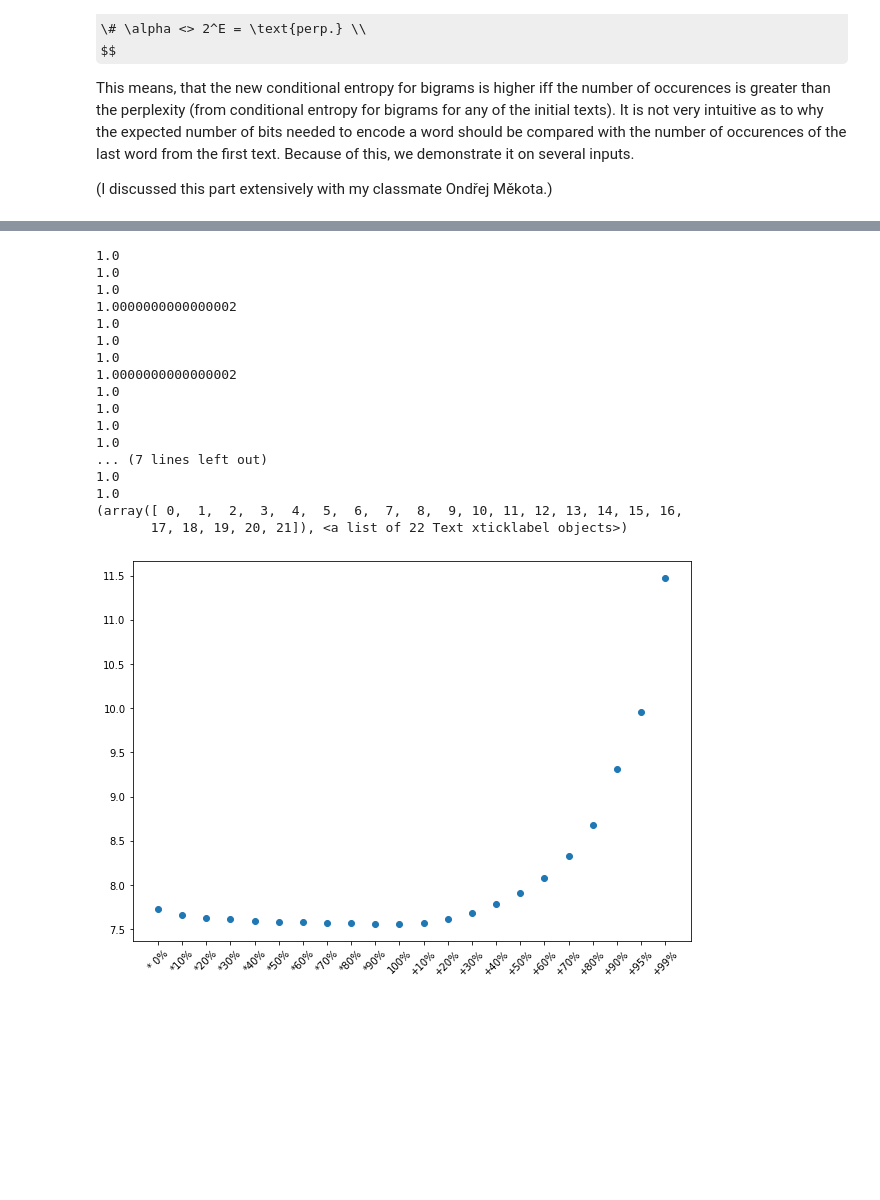
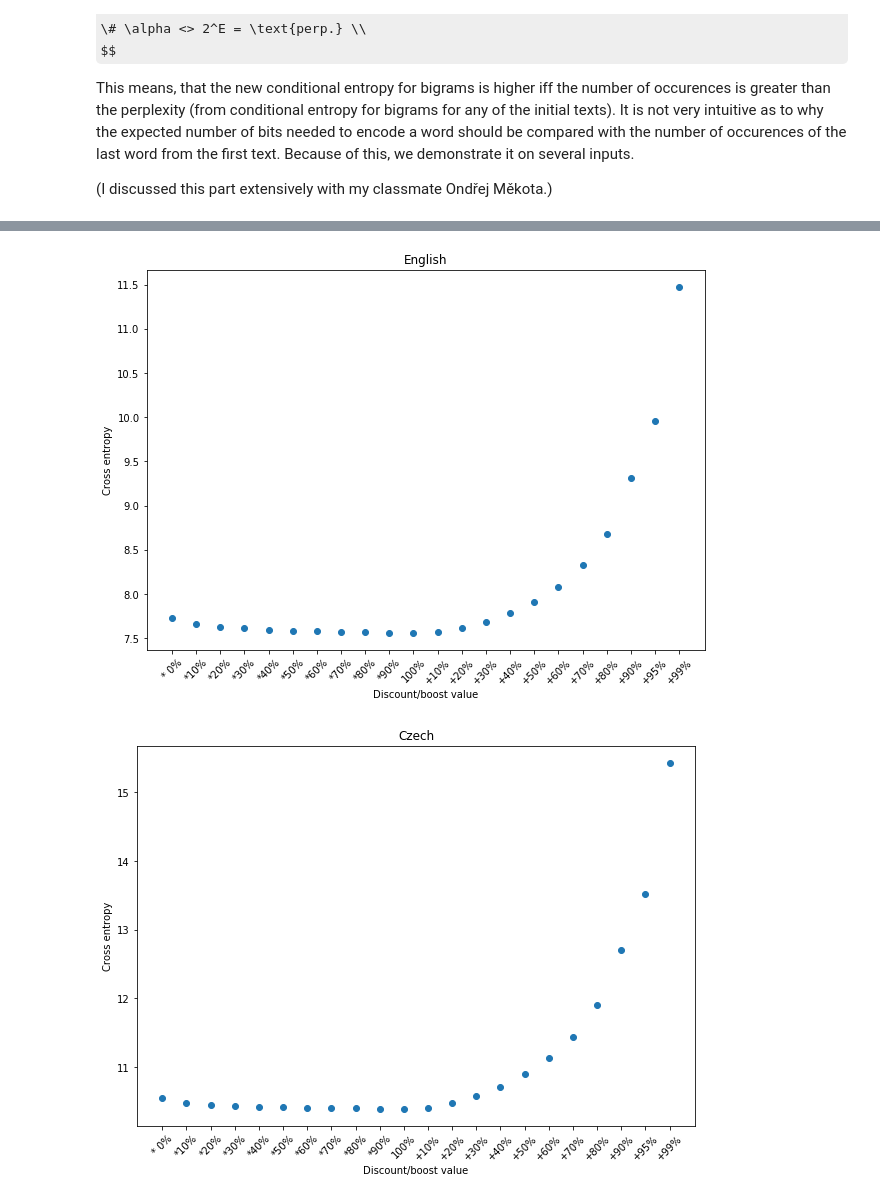
Before and after one commit to zouharvi/mff-student, a Jupyter notebook: nlp_stat/main.ipynb, the cells around one changed output, grey strips where cells are left out. Cells and saved outputs as stored; diff of their text form; code cells hidden in the pictures; some formulas as TeX source; blank space fills up the shorter version.

```diff
--- a/nlp_stat/main.ipynb
+++ b/nlp_stat/main.ipynb
@@ -362,12 +368,15 @@ def crossEntropySmoothed(dataFreq1, lambdas, dataFreq2):
     for i in range(2, len(tokens)):
         trigram = (tokens[i-2], tokens[i-1], tokens[i])
         prob2 = smoothProb(lambdas, dataFreq2, trigram)
-        total -= math.log(prob2, 2)
+        total -= math.log(prob2, 2) if prob2 != 0 else 0
     return total/len(tokens)
 
-lambdasTmp = [0.070, 0.254, 0.492, 0.184]
-tmp1 = crossEntropySmoothed(generateDataFreq(data2), lambdasHeTe[1], generateDataFreq(data0))
-tmp2 = crossEntropySmoothed(generateDataFreq(data2), lambdasTrTr[1], generateDataFreq(data0))
-tmp3 = crossEntropySmoothed(generateDataFreq(data2), lambdasTmp, generateDataFreq(data0))
+crossEntropyCsHe = crossEntropySmoothed(generateDataFreq(dataCsTe), lambdasCsTrHe, generateDataFreq(dataCsTr))
+crossEntropyCsTr = crossEntropySmoothed(generateDataFreq(dataCsTe), lambdasCsTrTr, generateDataFreq(dataCsTr))
+crossEntropyEnHe = crossEntropySmoothed(generateDataFreq(dataEnTe), lambdasEnTrHe, generateDataFreq(dataEnTr))
+crossEntropyEnTr = crossEntropySmoothed(generateDataFreq(dataEnTe), lambdasEnTrTr, generateDataFreq(dataEnTr))
 
-print(tmp1, tmp2, tmp3)
+print(f'CS Heldout Cross Entropy: {crossEntropyCsHe:5.2f}')
+print(f'CS Train   Cross Entropy: {crossEntropyCsTr:5.2f}')
+print(f'EN Heldout Cross Entropy: {crossEntropyEnHe:5.2f}')
+print(f'En Train   Cross Entropy: {crossEntropyEnTr:5.2f}')
@@ -374,60 +394,49 @@ print(tmp1, tmp2, tmp3)
 # %%
 
-def plotEx2(data, lambdasOrig):
+def plotEx2(data, lambdasOrig, title=''):
     dataTr, dataHe, dataTe = splitData(data)
     lambdasToTest = []
     MUL_VALS = [0, 0.1, 0.2, 0.3, 0.4, 0.5, 0.6, 0.7, 0.8, 0.9]
     BOOST_VALS = [0.1, 0.2, 0.3, 0.4, 0.5, 0.6, 0.7, 0.8, 0.9, 0.95, 0.99]
 
-    for mul in MUL_VALS:
-        lambdas = list(lambdasOrig) # deep copy
-        lambdas[3] *= mul
+    # Normalizes first three values so that all four of them add up to 1
+    def normalizeRest(lambdas):
         target_sum = 1 - lambdas[3]
         rest_sum = sum(lambdas[:3])
         for i in [0,1,2]:
             lambdas[i] = lambdas[i]/rest_sum * target_sum
-        print(sum(lambdas))
+        assert(abs(sum(lambdas)-1)<0.001)
+        return lambdas
+
+    # Discount the last lamdba
+    for mul in MUL_VALS:
+        lambdas = list(lambdasOrig) # deep copy
+        lambdas[3] *= mul
+        normalizeRest(lambdas)
         lambdasToTest.append(lambdas)
 
+    # Original
     lambdasToTest.append(lambdasOrig)
 
+    # Boost the last lambda
     for boost in BOOST_VALS:
         lambdas = list(lambdasOrig) # deep copy
         lambdas[3] += (1-lambdas[3])*boost
-        target_sum = 1 - lambdas[3]
-        rest_sum = sum(lambdas[:3])
-        for i in [0,1,2]:
-            lambdas[i] = lambdas[i]/rest_sum * target_sum
-        print(sum(lambdas))
+        normalizeRest(lambdas)
         lambdasToTest.append(lambdas)
 
     dataFreqTe = generateDataFreq(dataTe)
     dataFreqTr = generateDataFreq(dataTr)
     out = [crossEntropySmoothed(dataFreqTe, lambdas, dataFreqTr) for lambdas in lambdasToTest]
     XLABELS = [f'*{x*100:2.0f}%' for x in MUL_VALS] + ['100%'] + [f'+{x*100:2.0f}%' for x in BOOST_VALS]
 
     plt.figure(figsize=(10, 7))
     plt.plot(range(len(out)), out, 'o')
     plt.xticks(range(len(out)), labels=XLABELS, rotation=45)
-    print(plt.xticks())
+    plt.ylabel('Cross entropy'), plt.xlabel('Discount/boost value'), plt.title(title)
 
-plotEx2(texten, lambdasTrHe[1])
+plotEx2(texten, lambdasEnTrHe, 'English')
+plotEx2(textcz, lambdasCsTrHe, 'Czech')
 # %% [output]
-1.0
-1.0
-1.0
-1.0000000000000002
-1.0
-1.0
-1.0
-1.0000000000000002
-1.0
-1.0
-1.0
-1.0
-... (7 lines left out)
-1.0
-1.0
-(array([ 0,  1,  2,  3,  4,  5,  6,  7,  8,  9, 10, 11, 12, 13, 14, 15, 16,
-       17, 18, 19, 20, 21]), <a list of 22 Text xticklabel objects>)
-[figure, old version]
+[figure, new version]
+[figure, added]
```
Also changed, not shown: parts of 6 cells of this notebook.
